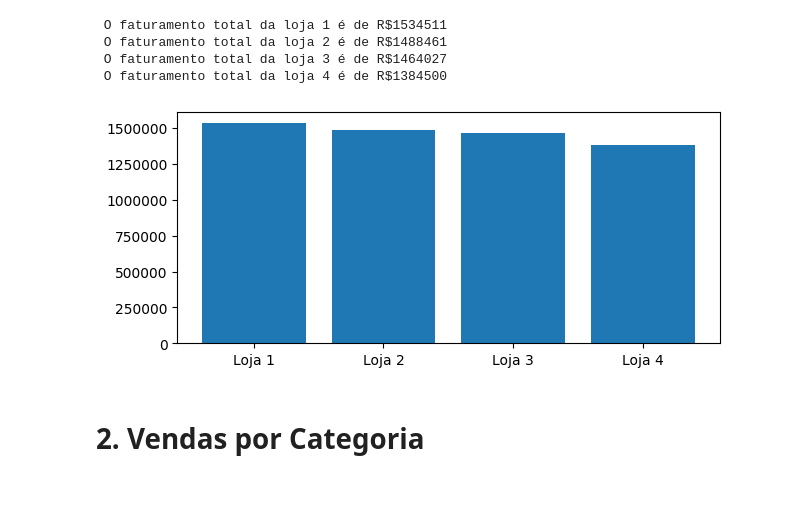
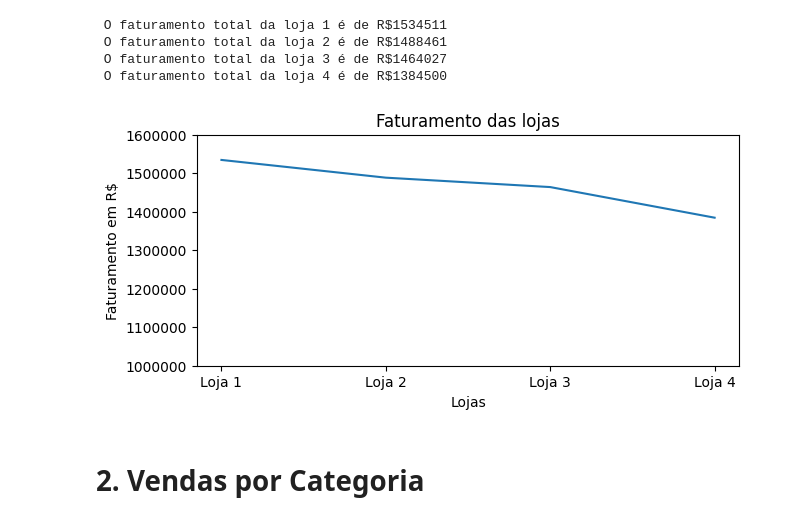
Before and after one commit to paulaferreirao/challenge-alura-store, a Jupyter notebook: AluraStoreBr.ipynb, the cells around one changed output. Drawn from its saved outputs; the diff is of its cells as text; code cells hidden in the pictures; blank space fills up the shorter version.

```diff
--- a/AluraStoreBr.ipynb
+++ b/AluraStoreBr.ipynb
@@ -67,17 +67,17 @@ print(f' O faturamento total da loja 4 é de R${faturamento_loja4}')
 # %%
 import matplotlib.pyplot as plt
 
 nomes_lojas = ['Loja 1', 'Loja 2', 'Loja 3', 'Loja 4']
 faturamento_total = [faturamento_loja1, faturamento_loja2, faturamento_loja3, faturamento_loja4]
 
-plt.subplots(figsize=(7, 3))
+fig, ax = plt.subplots(figsize=(7, 3))
 plt.ticklabel_format(style='plain', axis='y')
-ax.set(ylim=[1000000, 16000000], xlabel='Lojas', ylabel='Faturamento em R$', title = 'Faturamento das lojas')
+ax.set(ylim=[1000000, 1600000], xlabel='Lojas', ylabel='Faturamento em R$', title = 'Faturamento das lojas')
 
-plt.bar(nomes_lojas, faturamento_total)
+plt.plot(nomes_lojas, faturamento_total)
 plt.show()
 # %% [output]
-[figure, old version]
+[figure, new version]
 # %% [markdown]
 # 2. Vendas por Categoria
 # %% [markdown]
```
Also changed, not shown: parts of 4 cells of this notebook.
